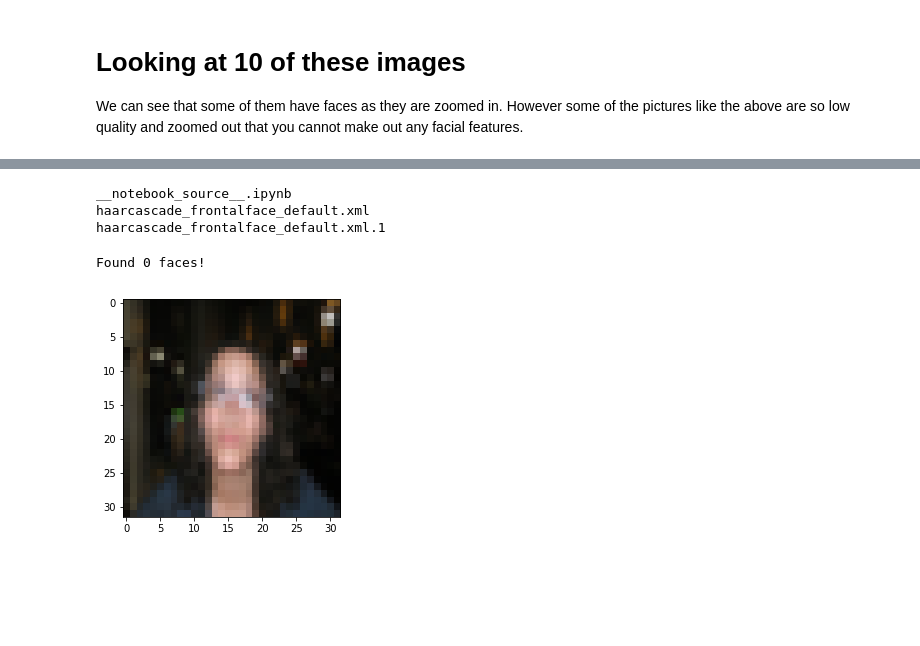
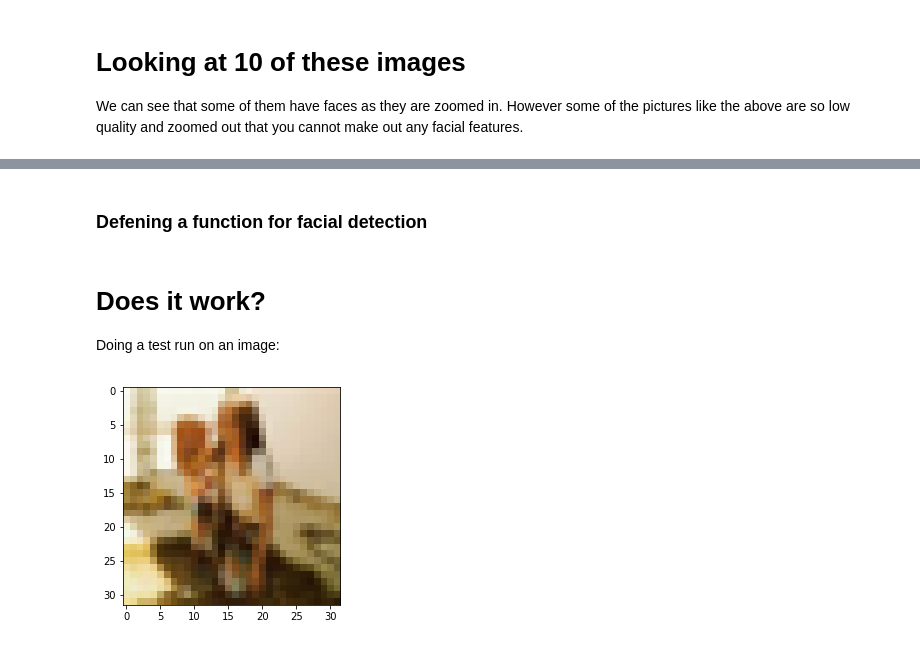
Before and after one commit to PerlinWarp/YearOfAI, a Jupyter notebook: BoundingBoxes/BoundingBoxes.ipynb, the cells around one changed output, grey strips where cells are left out. Cells and saved outputs as stored; diff of their text form; code cells hidden in the pictures; blank space fills up the shorter version.

```diff
--- a/BoundingBoxes/BoundingBoxes.ipynb
+++ b/BoundingBoxes/BoundingBoxes.ipynb
@@ -110,15 +94,34 @@ Saving to: ‘haarcascade_frontalface_default.xml’
-# %%
-%%bash
-ls
-# %% [output]
-__notebook_source__.ipynb
-haarcascade_frontalface_default.xml
-haarcascade_frontalface_default.xml.1
+# %% [markdown]
+### Defening a function for facial detection
+# %%
+def faceDetect(image, i):
+    # Read the image
+    gray = cv2.cvtColor(image, cv2.COLOR_BGR2GRAY)
+
+    # Detect faces in the image
+    faces = faceCascade.detectMultiScale(
+        gray,
+        scaleFactor=1.1, #1.1
+        minNeighbors=5,
+        minSize=(5, 5),
+        flags = cv2.CASCADE_SCALE_IMAGE
+    )
+
+    if (len(faces) > 0):
+        print("Image", i, "Found",len(faces),"faces!")
+        #Draw a rectangle around the faces
+        for (x, y, w, h) in faces:
+            image = np.ascontiguousarray(image, dtype=np.uint8)
+            cv2.rectangle(image, (x, y), (x+w, y+h), (0, 255, 0), 1)
+
+    plt.imshow(image)
+# %% [markdown]
+# Does it work?
+Doing a test run on an image:
 # %%
-testImg = people[5].reshape(3,32,32)
-testImg = np.transpose(test_img, (1, 2, 0))
+testImg = people[4].reshape(3,32,32)
+testImg = np.transpose(testImg, (1, 2, 0))
 faceCascade = cv2.CascadeClassifier('haarcascade_frontalface_default.xml')
-faceDetect(testImg)
+faceDetect(testImg,4)
 # %% [output]
-Found 0 faces!
-[figure, old version]
+[figure, new version]
```
Also changed, not shown: parts of 14 cells of this notebook, 1 other file.
